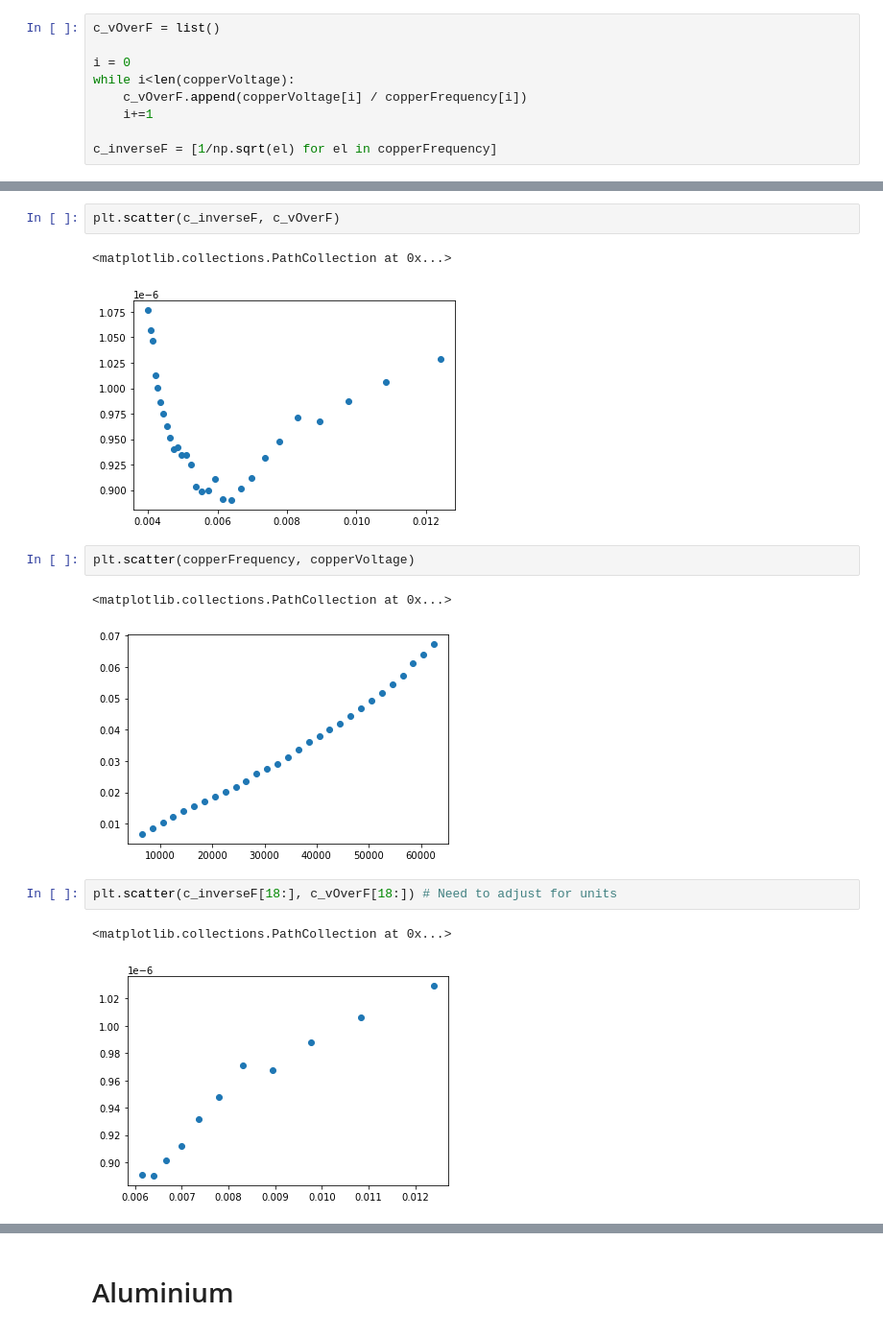
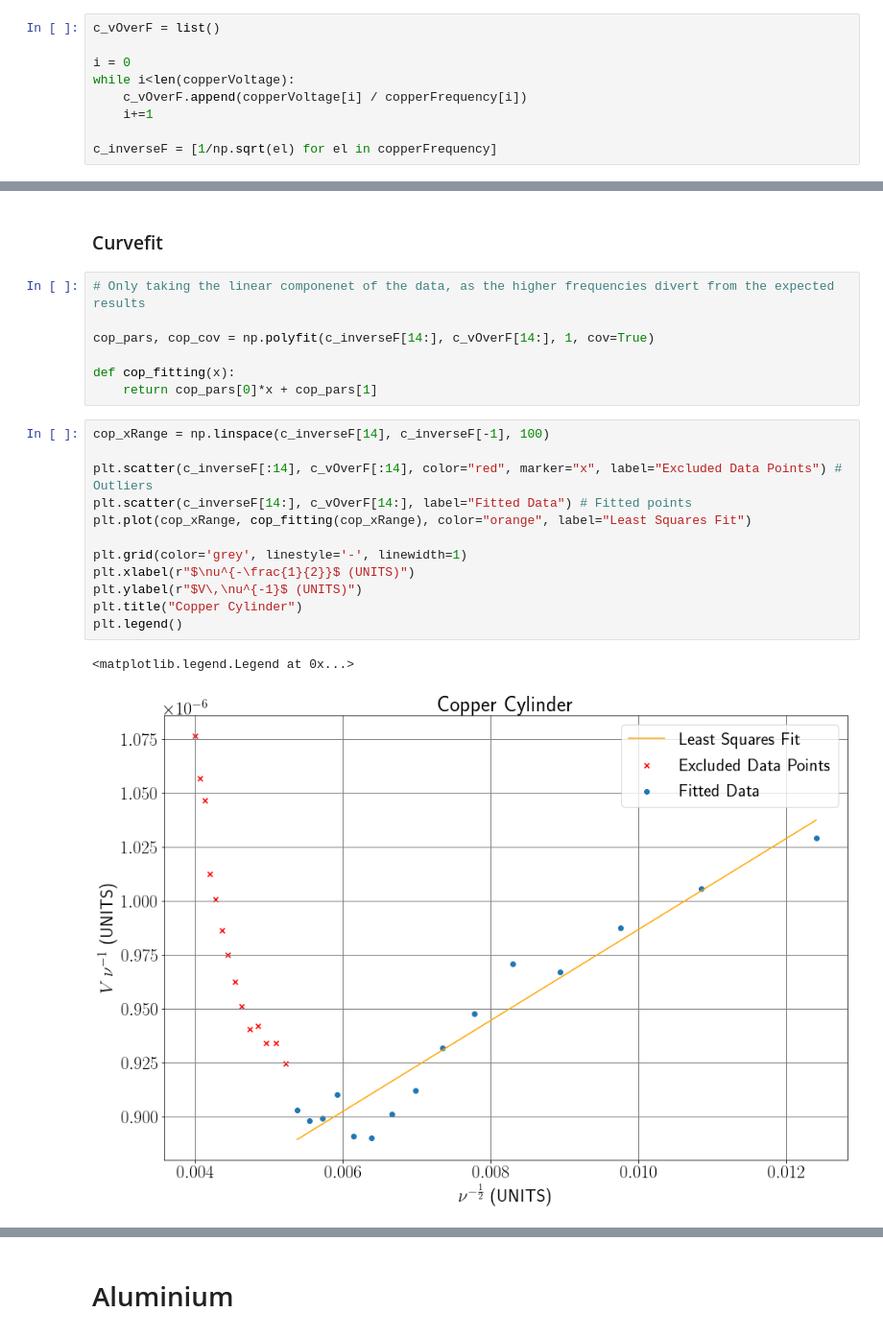
Before and after one commit to daraghhollman/UCD_PASS_Labs, a Jupyter notebook: Skin Depth/Python/Skin Depth.ipynb, the cells around one changed output, grey strips where cells are left out. Shown at 96% size. Saved outputs shown, nothing was run; the diff lists cells and outputs as text.

```diff
--- a/Skin Depth/Python/Skin Depth.ipynb
+++ b/Skin Depth/Python/Skin Depth.ipynb
@@ -49,15 +34,24 @@ print(len(freq)-18)
-# %%
-plt.scatter(c_inverseF, c_vOverF)
-# %% [output]
-<matplotlib.collections.PathCollection at 0x...>
-[figure, removed]
-# %%
-plt.scatter(copperFrequency, copperVoltage)
-# %% [output]
-<matplotlib.collections.PathCollection at 0x...>
-[figure, removed]
-# %%
-plt.scatter(c_inverseF[18:], c_vOverF[18:]) # Need to adjust for units
-# %% [output]
-<matplotlib.collections.PathCollection at 0x...>
-[figure, removed]
+# %% [markdown]
+### Curvefit
+# %%
+# Only taking the linear componenet of the data, as the higher frequencies divert from the expected results
+
+cop_pars, cop_cov = np.polyfit(c_inverseF[14:], c_vOverF[14:], 1, cov=True)
+
+def cop_fitting(x):
+    return cop_pars[0]*x + cop_pars[1]
+# %%
+cop_xRange = np.linspace(c_inverseF[14], c_inverseF[-1], 100)
+
+plt.scatter(c_inverseF[:14], c_vOverF[:14], color="red", marker="x", label="Excluded Data Points") # Outliers
+plt.scatter(c_inverseF[14:], c_vOverF[14:], label="Fitted Data") # Fitted points
+plt.plot(cop_xRange, cop_fitting(cop_xRange), color="orange", label="Least Squares Fit")
+
+plt.grid(color='grey', linestyle='-', linewidth=1)
+plt.xlabel(r"$\nu^{-\frac{1}{2}}$ (UNITS)")
+plt.ylabel(r"$V\,\nu^{-1}$ (UNITS)")
+plt.title("Copper Cylinder")
+plt.legend()
+# %% [output]
+<matplotlib.legend.Legend at 0x...>
+[figure, added]
```
Also changed, not shown: parts of 26 cells of this notebook, 2 other files.
